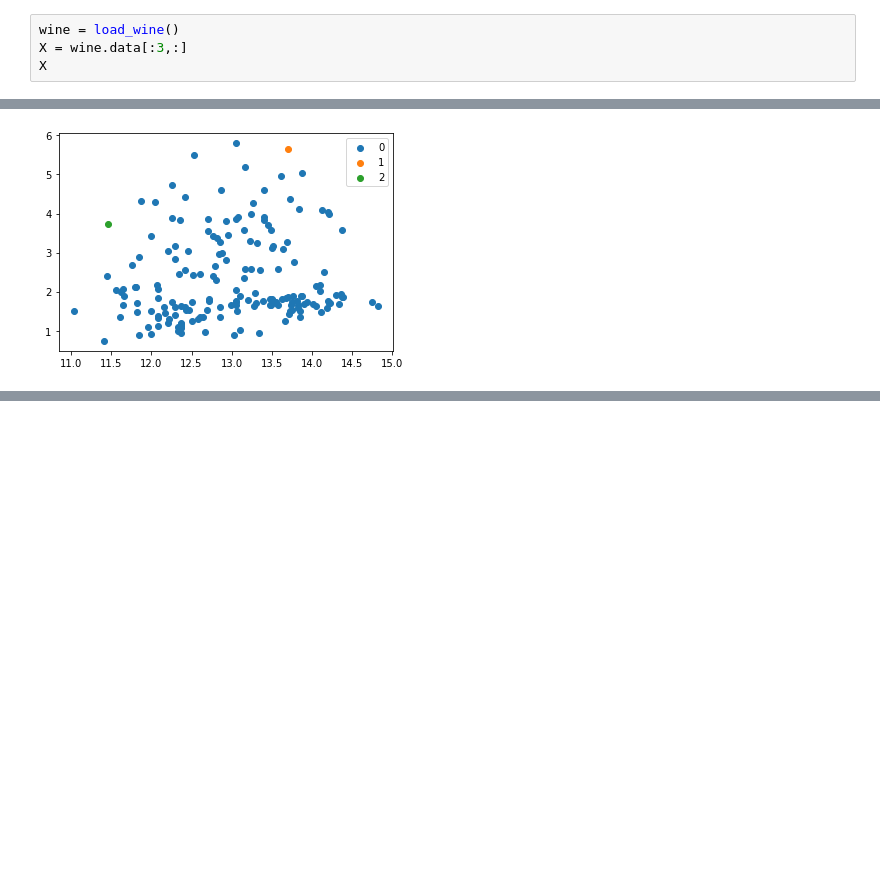
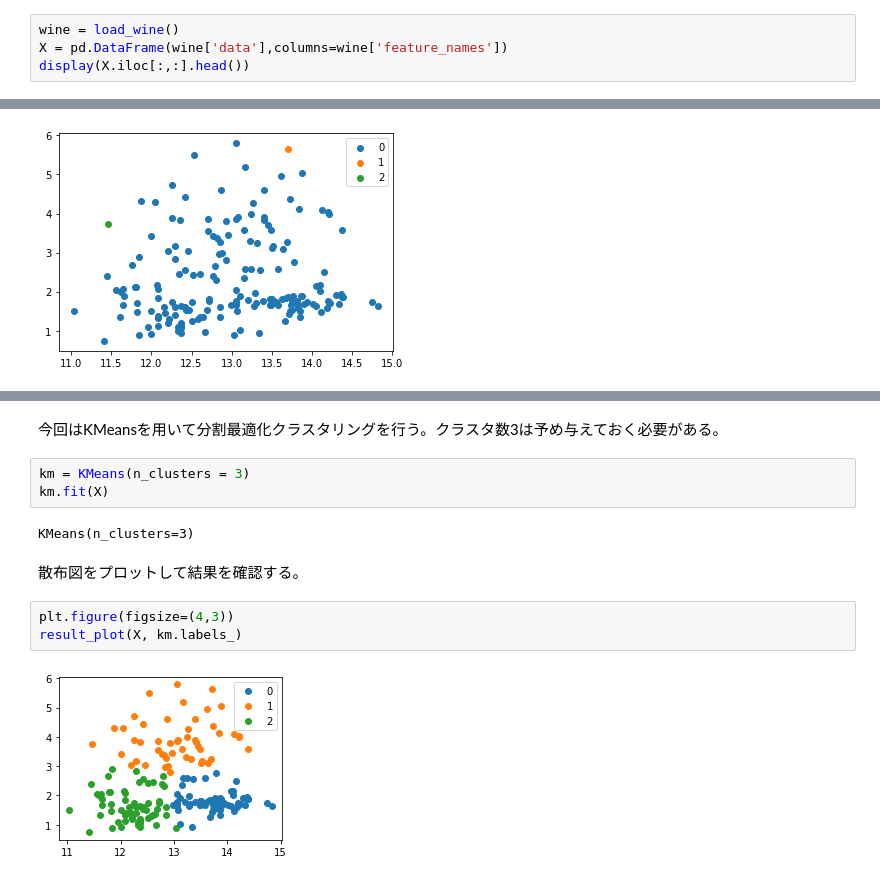
Before and after one commit to tyukei/AI, a Jupyter notebook: report3.ipynb, the cells around one changed output, grey strips where cells are left out. Saved outputs shown, nothing was run; the diff lists cells and outputs as text; blank space fills up the shorter version.

```diff
--- a/report3.ipynb
+++ b/report3.ipynb
@@ -38,5 +45,5 @@ https://scikit-learn.org/stable/modules/generated/sklearn.datasets.load_wine.htm
 # %%
 wine = load_wine()
-X = wine.data[:3,:]
-X
+X = pd.DataFrame(wine['data'],columns=wine['feature_names'])
+display(X.iloc[:,:].head())
 # %% [output]
@@ -111,0 +168,14 @@ result_plot(X, ac.labels_)
+# %% [markdown]
+今回はKMeansを用いて分割最適化クラスタリングを行う。クラスタ数3は予め与えておく必要がある。
+# %%
+km = KMeans(n_clusters = 3)
+km.fit(X)
+# %% [output]
+KMeans(n_clusters=3)
+# %% [markdown]
+散布図をプロットして結果を確認する。
+# %%
+plt.figure(figsize=(4,3))
+result_plot(X, km.labels_)
+# %% [output]
+[figure, added]
```
Also changed, not shown: parts of 16 cells of this notebook.
